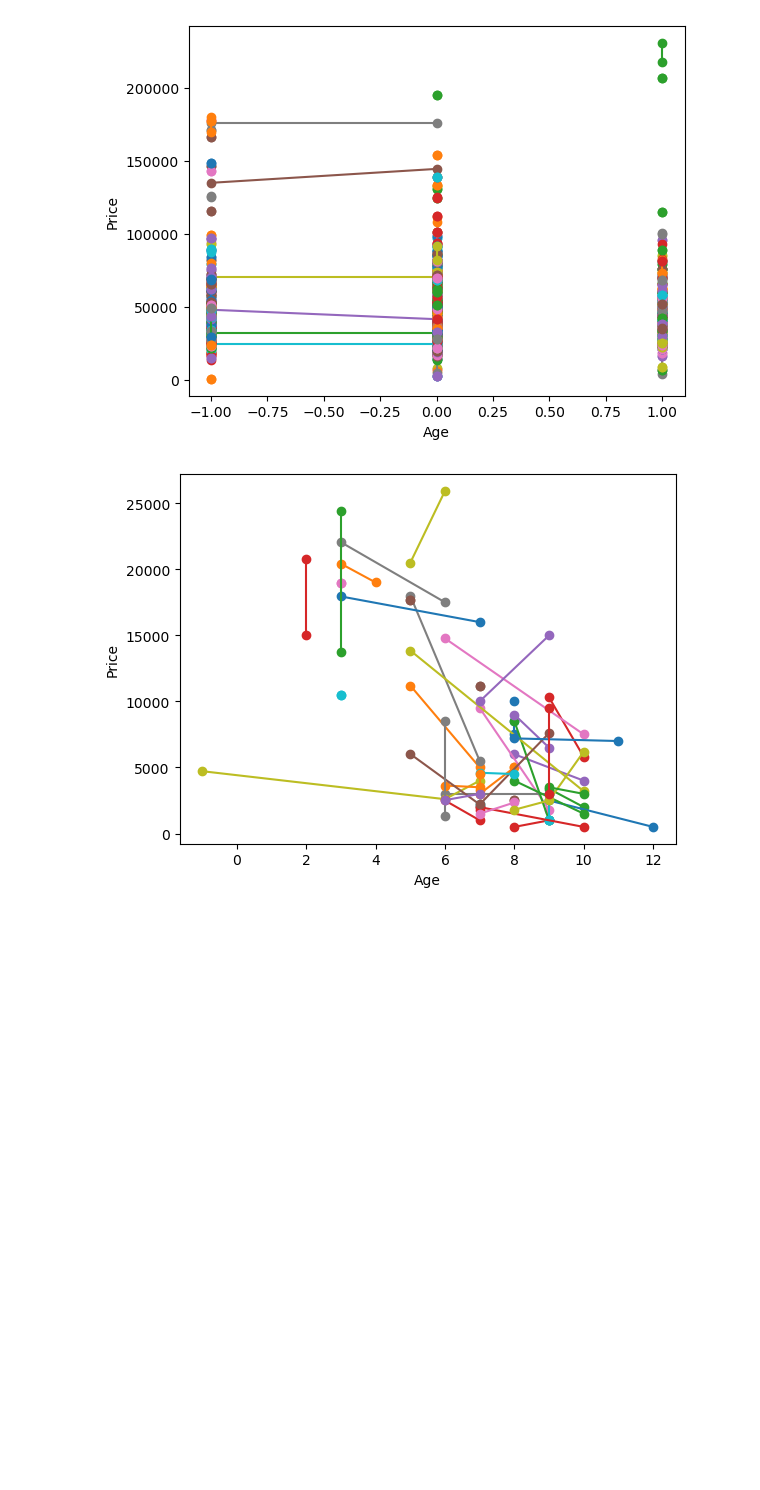
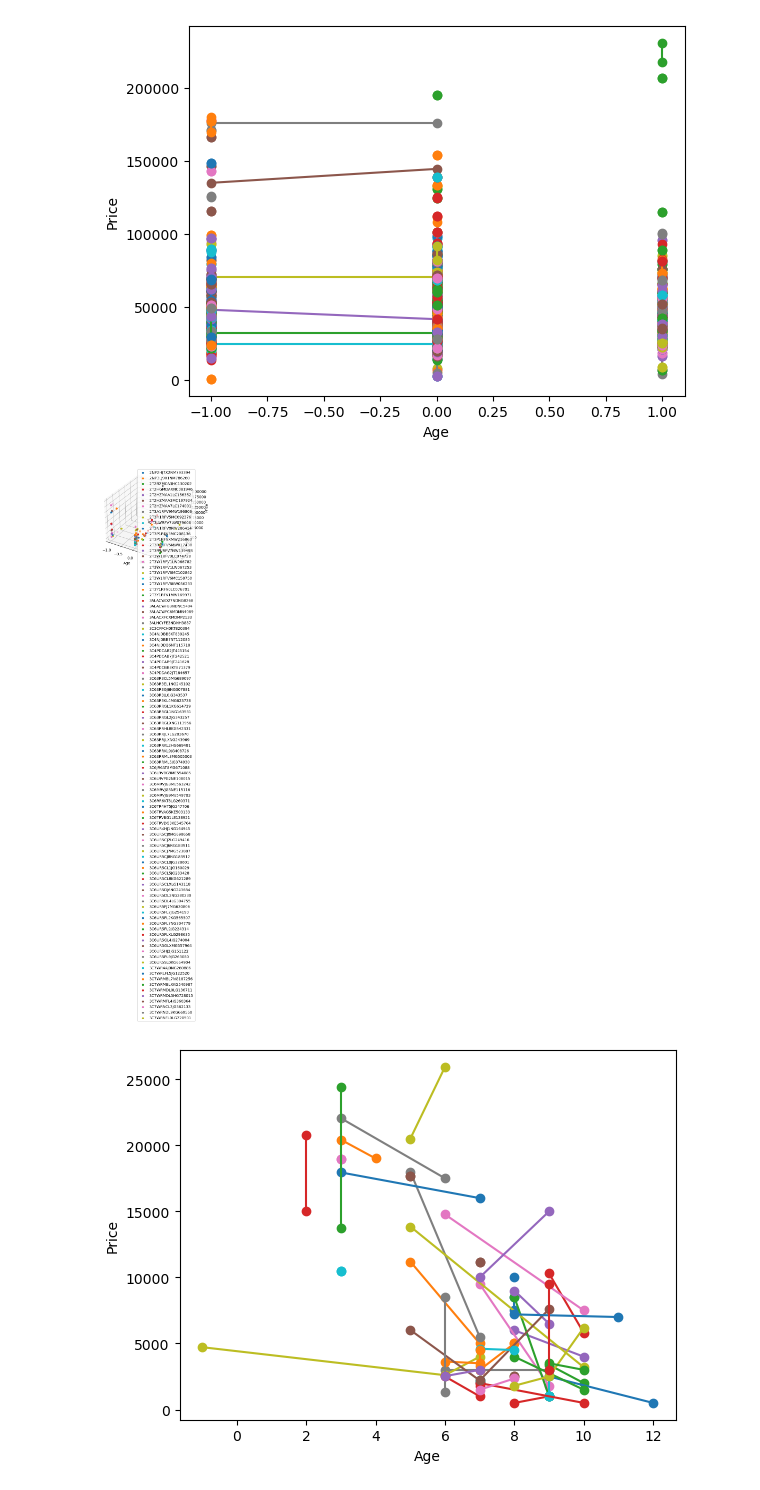
Before and after one commit to xiebozhi/IS6703_CarRegistrations_wde677, a Jupyter notebook: TP - Car Registrations - 2) Analysis.ipynb, the cells around one changed output. Drawn from its saved outputs; the diff is of its cells as text; code cells hidden in the pictures; blank space fills up the shorter version.

```diff
--- a/TP - Car Registrations - 2) Analysis.ipynb
+++ b/TP - Car Registrations - 2) Analysis.ipynb
@@ -361,6 +361,44 @@ ax.set_ylabel('Price')
 plt.show()
 # %% [output]
 [figure]
+# %%
+from mpl_toolkits.mplot3d import Axes3D
+
+# Slice the middle 200 entries
+start_idx = (len(sorted_and_new) - 200) // 2
+end_idx = start_idx + 200
+sorted_and_new = sorted_and_new.iloc[start_idx:end_idx]
+
+fig = plt.figure()
+ax = fig.add_subplot(111, projection='3d')
+
+# Initialize variables for storing data for each VIN
+current_vin = None
+current_x = None
+current_y = None
+current_z = None
+
+for index, row in sorted_and_new.iterrows():
+    if row['vin'] != current_vin:
+        if current_x is not None and current_y is not None and current_z is not None:
+            ax.scatter(current_x, current_y, current_z, marker='o', label=current_vin)
+        current_vin = row['vin']
+        current_x = [row['age']]
+        current_y = [row['mileage']]
+        current_z = [row['price']]
+    else:
+        current_x.append(row['age'])
+        current_y.append(row['mileage'])
+        current_z.append(row['price'])
+
+# Add legend and axis labels
+ax.legend()
+ax.set_xlabel('Age')
+ax.set_ylabel('Mileage')
+ax.set_zlabel('Price')
+plt.show()
+# %% [output]
+[figure, added]
 # %%
 # Plot scatterplot with lines connecting records for each VIN
 fig, ax = plt.subplots()
```
Also changed, not shown: parts of 16 cells of this notebook, 1 other file.
